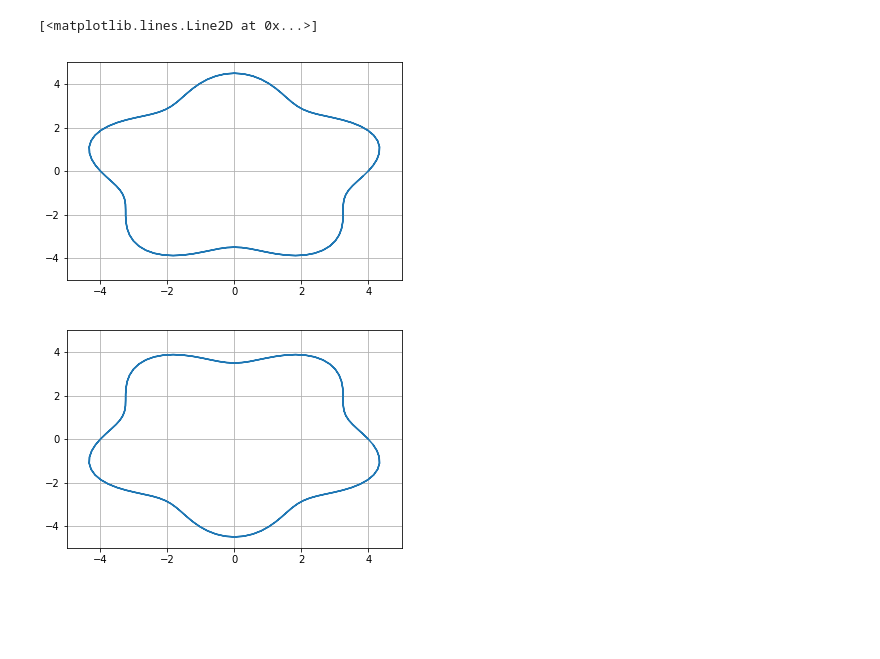
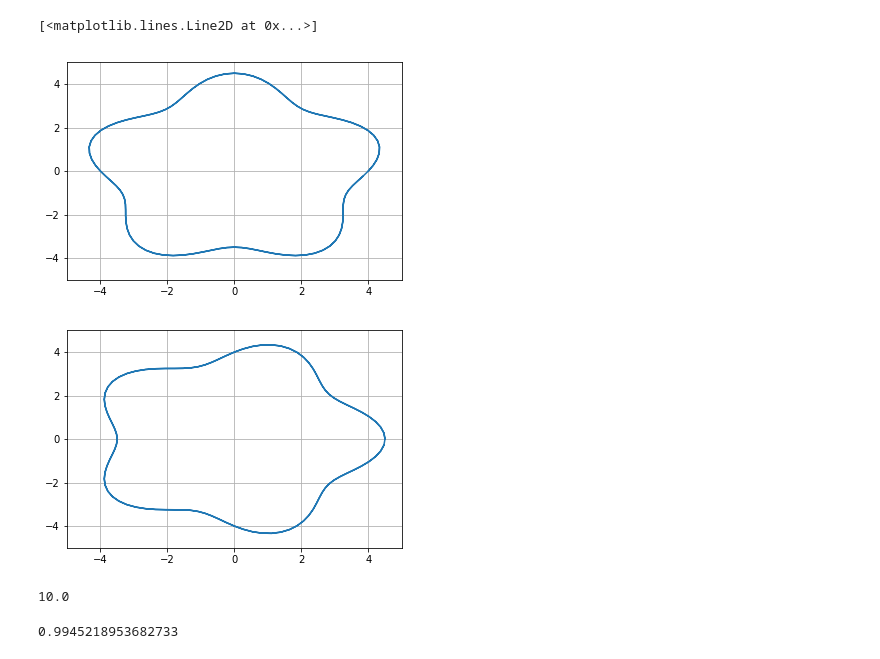
Before and after one commit to albertliu6696/Laser_Scanner, a Jupyter notebook: Geometry.ipynb, the cells around one changed output. Drawn from its saved outputs; the diff is of its cells as text; code cells hidden in the pictures; blank space fills up the shorter version.

Commit message:
Added recovered curve; TODO: fourier interpolation

```diff
--- a/Geometry.ipynb
+++ b/Geometry.ipynb
@@ -32,11 +32,19 @@ class Sinusoidal_Curve:
     def rotate(self,ang):
         self.shift = (ang/180)*np.pi;
     def get(self,arr_theta):
-        r = self.peak*np.sin(2*np.pi*self.f*arr_theta+self.shift)+self.offset
+        r = self.peak*np.sin(2*np.pi*self.f*arr_theta+self.shift*self.f)+self.offset
         x = abs(r)*np.cos(2*np.pi*arr_theta)
         y = abs(r)*np.sin(2*np.pi*arr_theta)
         return np.array([x,y])
-def get_Intersection(line, curve):
-    np.tan(line.origin)
+def get_Intersection(x,y,x_r,y_r):
+    closest_point = [-1,-1];
+    td = 10;
+    for i in range(0,len(x)):
+        for j in range(0,len(x_r)):
+            d = np.sqrt((x[i]-x_r[j])**2+(y[i]-y_r[j])**2);
+            if (d<td):
+                td = d;
+                closest_point = [x[i],y[i]];
+    return closest_point,td;
 # %%
 #Initialize Scanner
@@ -116,21 +118,29 @@ Angle = 6.0     Slope = 0.105104235266
 # %%
 plt.figure(1)
 plt.grid()
 plt.xlim(-5,5)
 plt.ylim(-5,5)
 scan_obj.rotate(0)
 thetas = np.arange(0,2,0.01)
 [x_r,y_r] = scan_obj.get(thetas)
 plt.plot(x_r,y_r)
 plt.figure(2)
 plt.grid()
 plt.xlim(-5,5)
 plt.ylim(-5,5)
-scan_obj.rotate(180)
+scan_obj.rotate(90)
 thetas = np.arange(0,2,0.01)
 [x_r,y_r] = scan_obj.get(thetas)
 plt.plot(x_r,y_r)
 # %% [output]
 [<matplotlib.lines.Line2D at 0x...>]
 [figure]
-[figure, old version]
+[figure, new version]
+# %%
+scanner.lines[2].angle*180/np.pi
+# %% [output]
+10.0
+# %%
+radii
+# %% [output]
+0.9945218953682733
```
Also changed, not shown: parts of 4 cells of this notebook.
